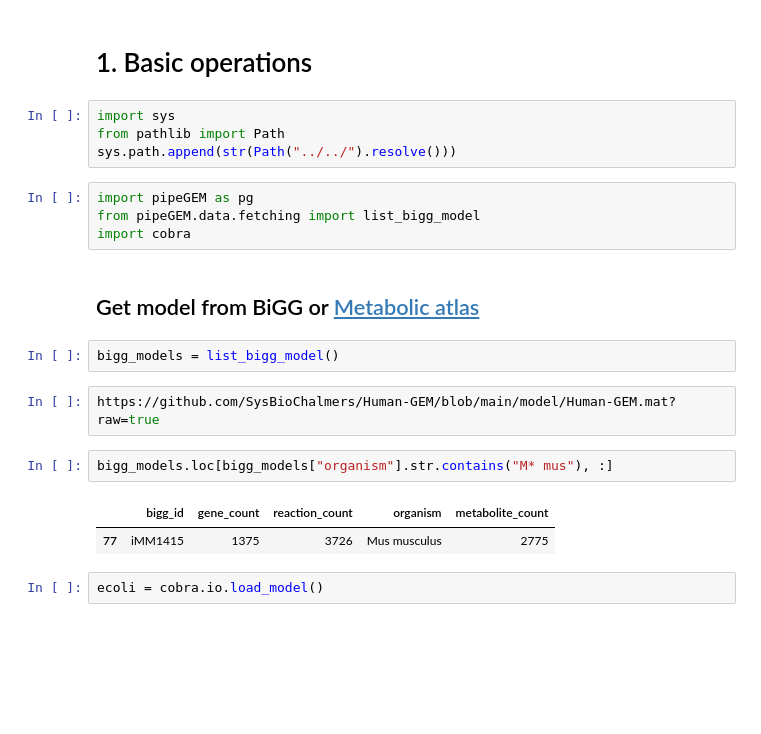
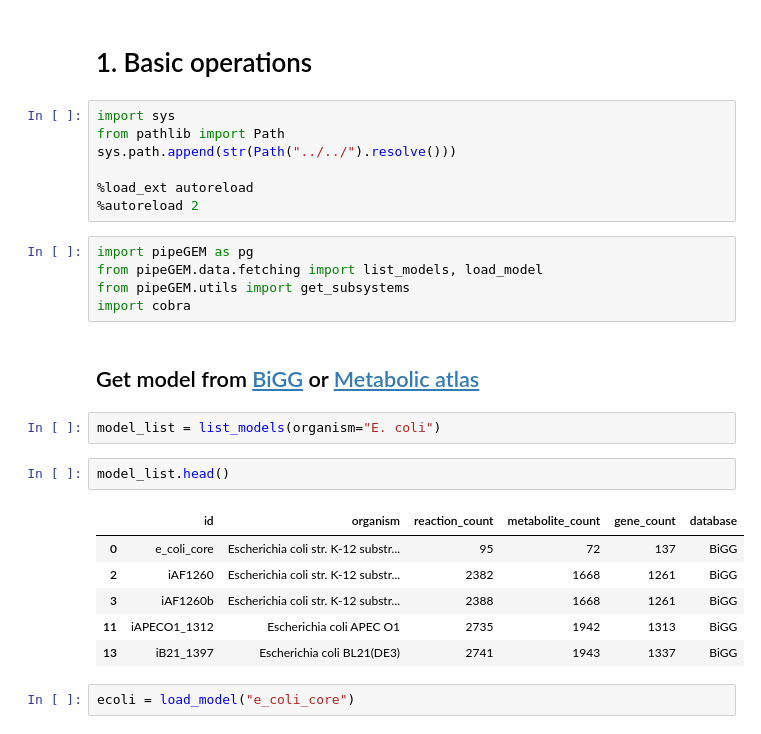
Before and after one commit to qwerty239qwe/pipeGEM, a Jupyter notebook: docs/source/1_basic.ipynb, the cells around one changed output. Cells and saved outputs as stored; diff of their text form; blank space fills up the shorter version.

```diff
--- a/docs/source/1_basic.ipynb
+++ b/docs/source/1_basic.ipynb
@@ -4,20 +4,26 @@
 import sys
 from pathlib import Path
 sys.path.append(str(Path("../../").resolve()))
+
+%load_ext autoreload
+%autoreload 2
 # %%
 import pipeGEM as pg
-from pipeGEM.data.fetching import list_bigg_model
+from pipeGEM.data.fetching import list_models, load_model
+from pipeGEM.utils import get_subsystems
 import cobra
 # %% [markdown]
-## Get model from BiGG or [Metabolic atlas](https://metabolicatlas.org/)
+## Get model from [BiGG](http://bigg.ucsd.edu/) or [Metabolic atlas](https://metabolicatlas.org/)
 # %%
-bigg_models = list_bigg_model()
+model_list = list_models(organism="E. coli")
-# %%
-https://github.com/SysBioChalmers/Human-GEM/blob/main/model/Human-GEM.mat?raw=true
 # %%
-bigg_models.loc[bigg_models["organism"].str.contains("M* mus"), :]
+model_list.head()
 # %% [output]
-|  | bigg_id | gene_count | reaction_count | organism | metabolite_count |
-| 77 | iMM1415 | 1375 | 3726 | Mus musculus | 2775 |
+|  | id | organism | reaction_count | metabolite_count | gene_count | database |
+| 0 | e_coli_core | Escherichia coli str. K-12 substr... | 95 | 72 | 137 | BiGG |
+| 2 | iAF1260 | Escherichia coli str. K-12 substr... | 2382 | 1668 | 1261 | BiGG |
+| 3 | iAF1260b | Escherichia coli str. K-12 substr... | 2388 | 1668 | 1261 | BiGG |
+| 11 | iAPECO1_1312 | Escherichia coli APEC O1 | 2735 | 1942 | 1313 | BiGG |
+| 13 | iB21_1397 | Escherichia coli BL21(DE3) | 2741 | 1943 | 1337 | BiGG |
 # %%
-ecoli = cobra.io.load_model()
+ecoli = load_model("e_coli_core")
```
Also changed, not shown: parts of 30 cells of this notebook, 20 other files.
